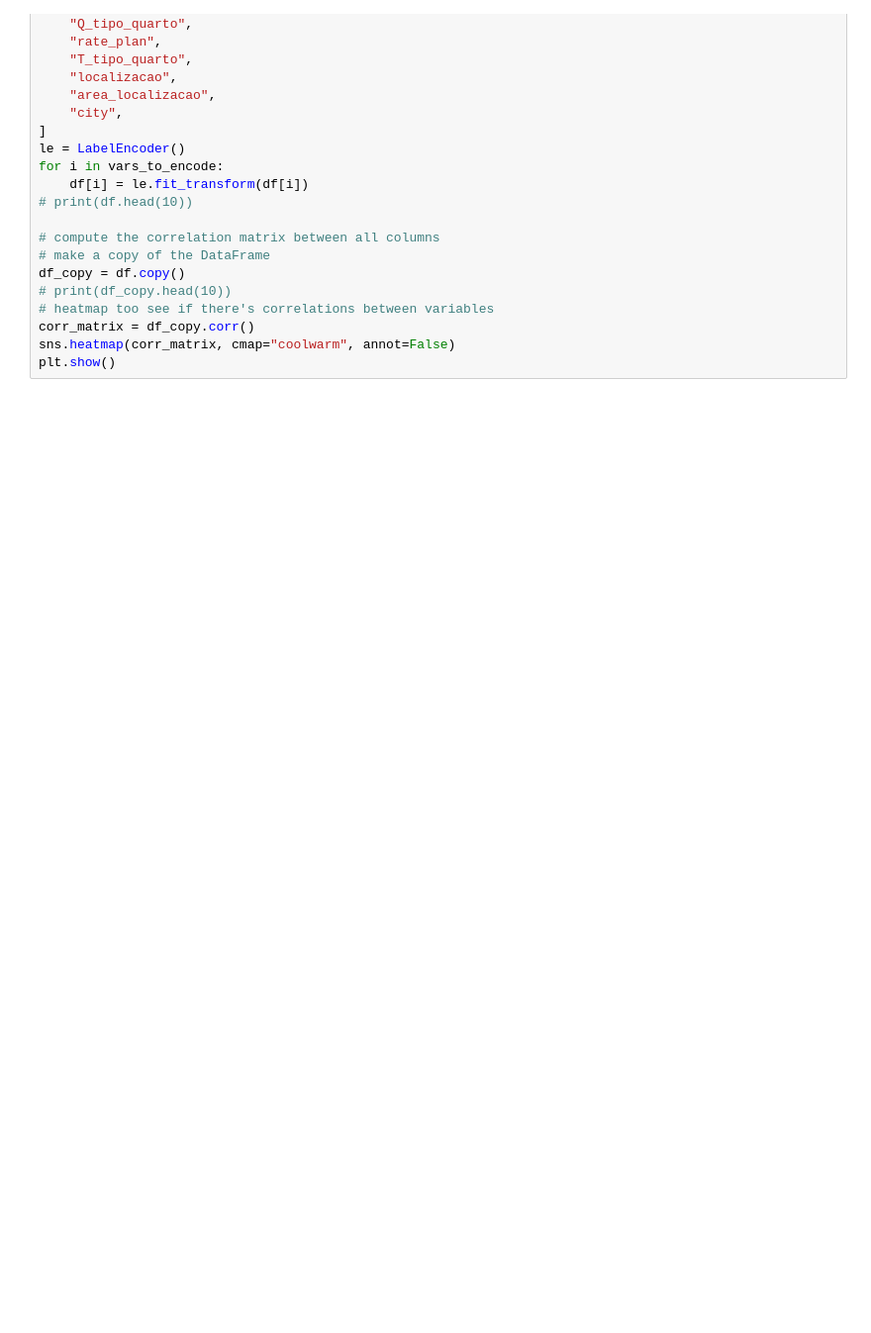
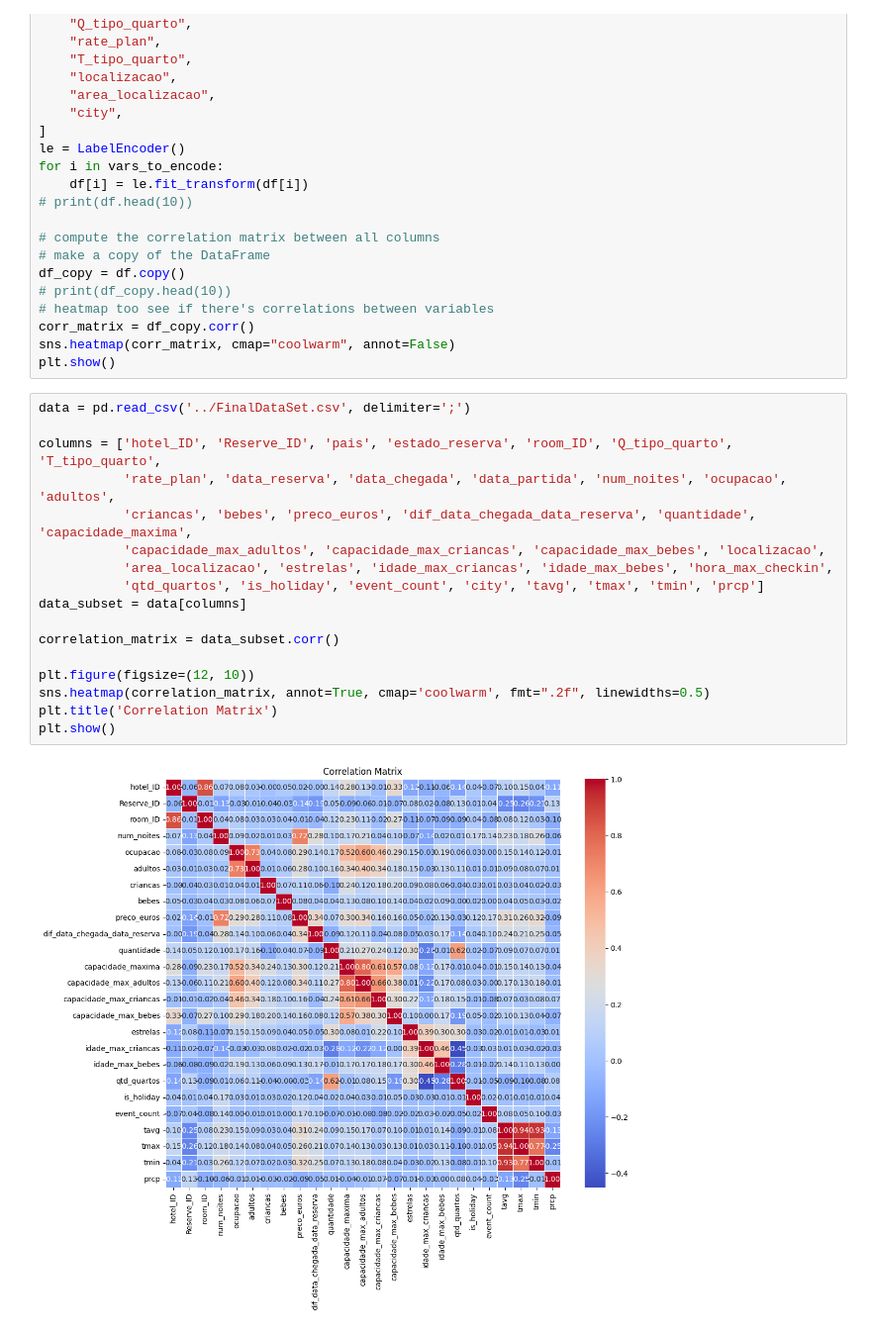
Before and after one commit to 8090457/MEI_TP_TEAD, a Jupyter notebook: Analise_Dados/AnalisePython/CorrelationMatrix.ipynb, the cells around one changed output. Shown: that part at 99% size. Saved outputs shown, nothing was run; the diff lists cells and outputs as text; blank space fills up the shorter version.

```diff
--- a/Analise_Dados/AnalisePython/CorrelationMatrix.ipynb
+++ b/Analise_Dados/AnalisePython/CorrelationMatrix.ipynb
@@ -37,3 +37,22 @@ df_copy = df.copy()
 corr_matrix = df_copy.corr()
 sns.heatmap(corr_matrix, cmap="coolwarm", annot=False)
 plt.show()
+# %%
+data = pd.read_csv('../FinalDataSet.csv', delimiter=';')
+
+columns = ['hotel_ID', 'Reserve_ID', 'pais', 'estado_reserva', 'room_ID', 'Q_tipo_quarto', 'T_tipo_quarto',
+           'rate_plan', 'data_reserva', 'data_chegada', 'data_partida', 'num_noites', 'ocupacao', 'adultos',
+           'criancas', 'bebes', 'preco_euros', 'dif_data_chegada_data_reserva', 'quantidade', 'capacidade_maxima',
+           'capacidade_max_adultos', 'capacidade_max_criancas', 'capacidade_max_bebes', 'localizacao',
+           'area_localizacao', 'estrelas', 'idade_max_criancas', 'idade_max_bebes', 'hora_max_checkin',
+           'qtd_quartos', 'is_holiday', 'event_count', 'city', 'tavg', 'tmax', 'tmin', 'prcp']
+data_subset = data[columns]
+
+correlation_matrix = data_subset.corr()
+
+plt.figure(figsize=(12, 10))
+sns.heatmap(correlation_matrix, annot=True, cmap='coolwarm', fmt=".2f", linewidths=0.5)
+plt.title('Correlation Matrix')
+plt.show()
+# %% [output]
+[figure, added]
```
